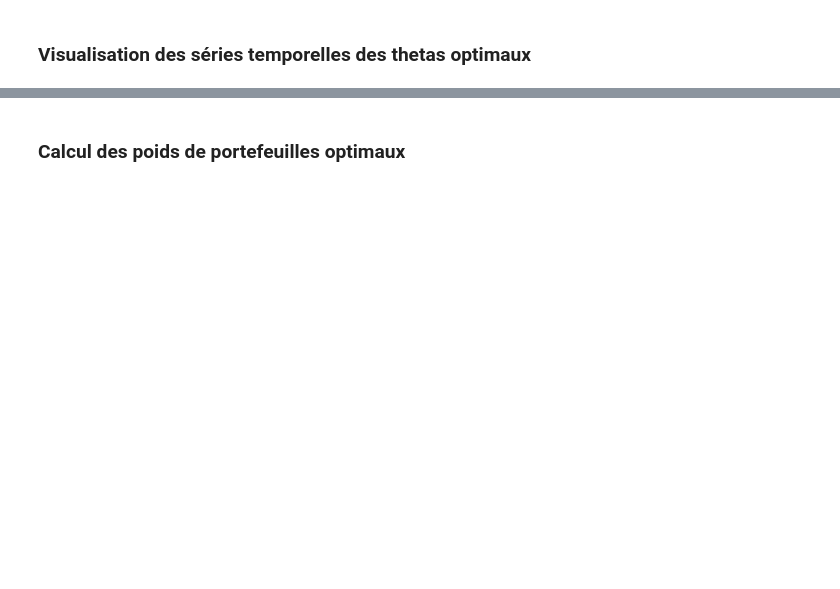
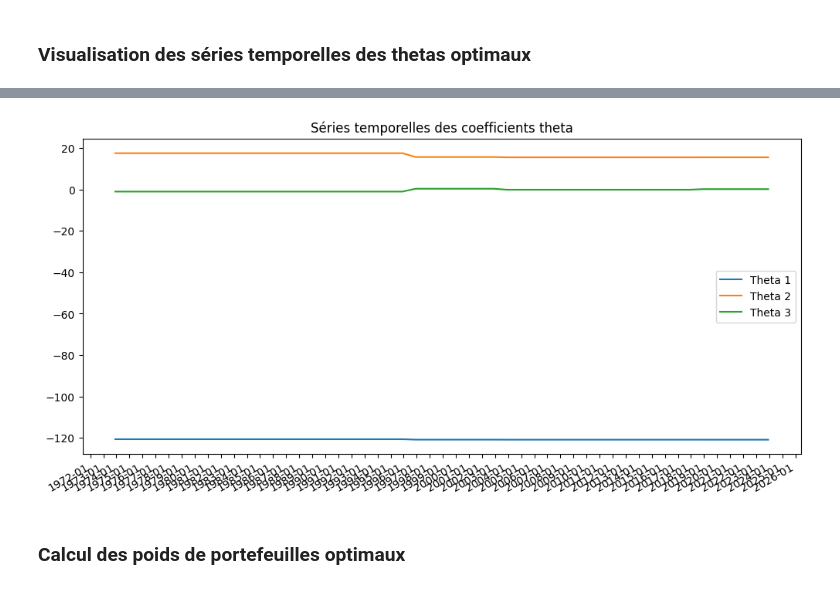
Before and after one commit to ThomasDeConinck/Gestion-de-Portefeuille-Devoir-2, a Jupyter notebook: Partie C/Partie C TP2.ipynb, the cells around one changed output, grey strips where cells are left out. Cells and saved outputs as stored; diff of their text form; code cells hidden in the pictures; blank space fills up the shorter version.

```diff
--- a/Partie C/Partie C TP2.ipynb
+++ b/Partie C/Partie C TP2.ipynb
@@ -557,5 +508,3 @@ optimal_thetas
  Timestamp('2021-12-01 00:00:00'): array([-166.91158459, -161.26727664, -200.51576213]),
  Timestamp('2022-12-01 00:00:00'): array([-1107.92255383,  -160.95438069, -2544.62838089]),
  Timestamp('2023-12-01 00:00:00'): array([-60.04103036, -17.09388541, -34.60830971])}
-# %%
-optimal_thetas = {key.strftime('%Y-%m-%d'): value for key, value in optimal_thetas.items()}
@@ -564,20 +511,30 @@ KeyError: 0
 # %% [markdown]
 ### Visualisation des séries temporelles des thetas optimaux
 # %%
-# Convertir le dictionnaire en DataFrame
-df = pd.DataFrame.from_dict(optimal_thetas, orient='index')
+def plot_theta_series(optimal_thetas):
+    """
+    Cette fonction convertit le dictionnaire des coefficients optimaux en DataFrame et trace une série temporelle pour chaque coefficient.
 
-# Tracer chaque colonne
-plt.figure(figsize=(12,6))
-for i in range(df.shape[1]):
-    plt.plot(df.index, df[i], label=f'Theta {i+1}')
+    Paramètres:
+    - optimal_thetas : Dictionnaire contenant les coefficients optimaux pour chaque période de temps.
 
-plt.title('Séries temporelles des coefficients theta')
-plt.legend()
+    Retourne:
+    - Plot : Série temporelle pour chaque coefficient theta à travers le temps (T).
+    """
 
-# Format et rotation des étiquettes de l'axe des x
-plt.gca().xaxis.set_major_formatter(mdates.DateFormatter('%Y-%m'))
-plt.gca().xaxis.set_major_locator(mdates.YearLocator())
-plt.gcf().autofmt_xdate()
 
-plt.show()
+    # Convertir le dictionnaire en DataFrame
+    df = pd.DataFrame.from_dict(optimal_thetas, orient='index')
+
+    # Tracer chaque colonne du DataFrame (chaque coefficient theta optimisés)
+    plt.figure(figsize=(12,6))
+    for i in range(df.shape[1]):
+        plt.plot(df.index, df[i], label=f'Theta {i+1}')
+
+    plt.title('Séries temporelles des coefficients theta')
+    plt.legend()
+    plt.gca().xaxis.set_major_formatter(mdates.DateFormatter('%Y-%m'))
+    plt.gca().xaxis.set_major_locator(mdates.YearLocator())
+    plt.gcf().autofmt_xdate()
+
+    plt.show()
@@ -589,2 +547,9 @@ plt.show()
+# %%
+# Plot les séries temporelles pour chaque coefficient theta à travers T périodes de temps en utilisant la seconde méthode d'optimisation,
+# avec les valeurs initiales des coefficients optimaux thetas estimés à partir de la période de temps précédente.
+time_series_optimal_theta_second_method = plot_theta_series(optimal_thetas_second_method)
+time_series_optimal_theta_second_method
+# %% [output]
+[figure, added]
 # %% [markdown]
 ### Calcul des poids de portefeuilles optimaux
```
Also changed, not shown: parts of 36 cells of this notebook, 2 other files.
